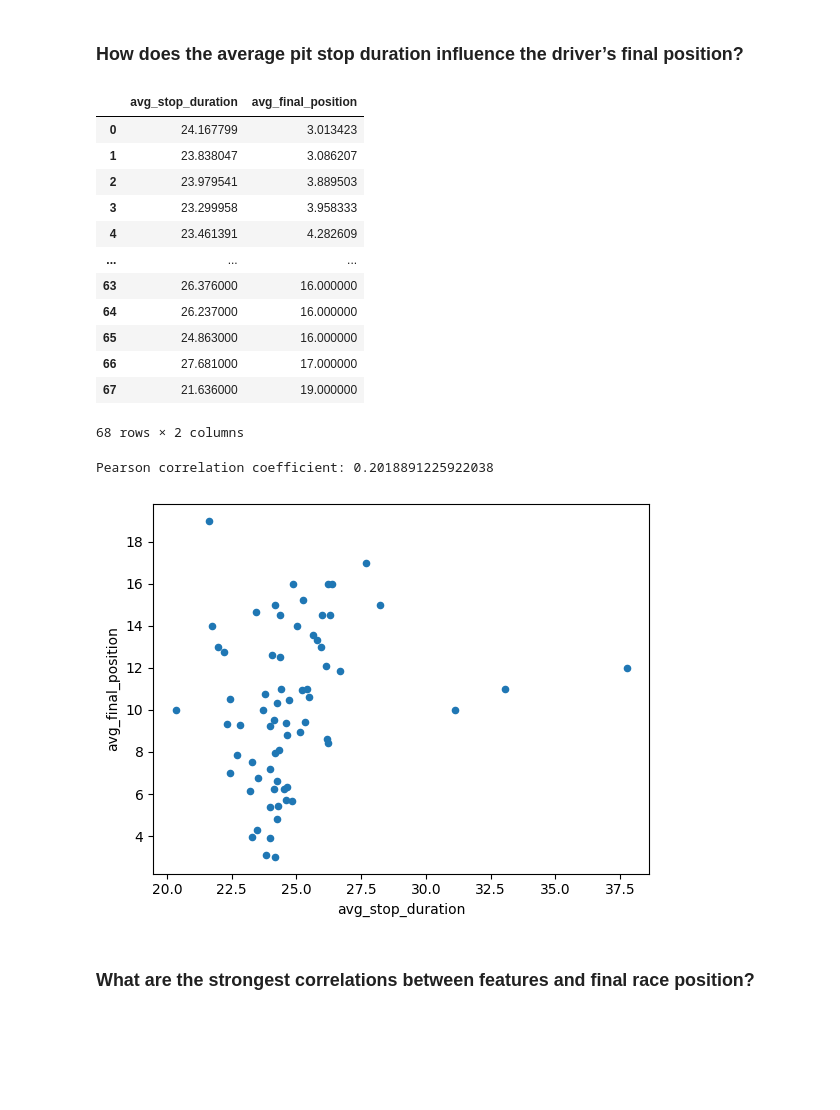
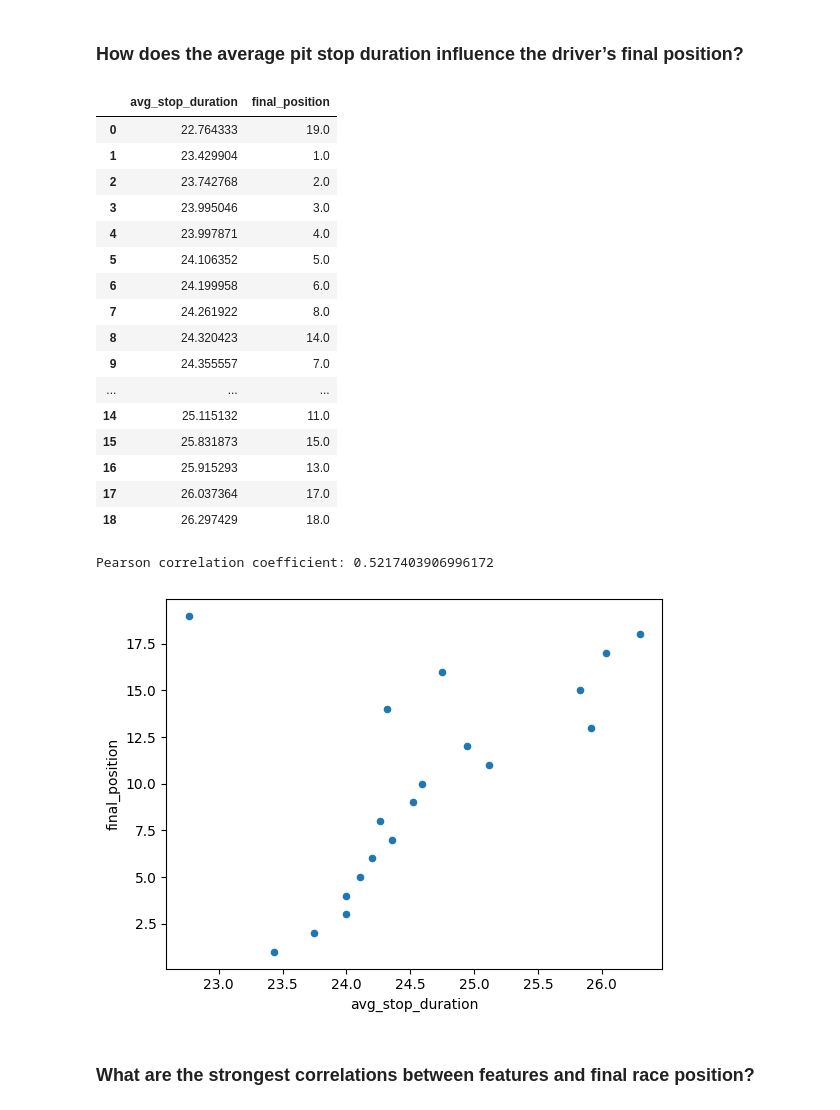
Before and after one commit to jennydang61/Driver-Performance-Prediction, a Jupyter notebook: formula1.ipynb, the cells around one changed output. Cells and saved outputs as stored; diff of their text form; code cells hidden in the pictures; blank space fills up the shorter version.

Commit message:
updated average pit stop duration influence

```diff
--- a/formula1.ipynb
+++ b/formula1.ipynb
@@ -635,38 +635,42 @@ Pearson correlation coefficient: 0.34106708187506696
 # %%
 stop_duration_influence = pd.read_sql_query(
     """
     SELECT
         AVG(stop_duration) AS avg_stop_duration,
-        AVG(final_position) as avg_final_position
+        final_position
     FROM
         formula_one
     GROUP BY
-        driverId
+        final_position
     ORDER BY
-        avg_final_position
+        avg_stop_duration
     """, conn)
 display(stop_duration_influence)
-stop_duration_influence.plot(kind='scatter', x='avg_stop_duration', y='avg_final_position')
+stop_duration_influence.plot(kind='scatter', x='avg_stop_duration', y='final_position')
 
 # Calculate correlation
-correlation = stop_duration_influence['avg_stop_duration'].corr(stop_duration_influence['avg_final_position'])
+correlation = stop_duration_influence['avg_stop_duration'].corr(stop_duration_influence['final_position'])
 print("Pearson correlation coefficient:", correlation)
 # %% [output]
-|  | avg_stop_duration | avg_final_position |
-| 0 | 24.167799 | 3.013423 |
-| 1 | 23.838047 | 3.086207 |
-| 2 | 23.979541 | 3.889503 |
-| 3 | 23.299958 | 3.958333 |
-| 4 | 23.461391 | 4.282609 |
+|  | avg_stop_duration | final_position |
+| 0 | 22.764333 | 19.0 |
+| 1 | 23.429904 | 1.0 |
+| 2 | 23.742768 | 2.0 |
+| 3 | 23.995046 | 3.0 |
+| 4 | 23.997871 | 4.0 |
+| 5 | 24.106352 | 5.0 |
+| 6 | 24.199958 | 6.0 |
+| 7 | 24.261922 | 8.0 |
+| 8 | 24.320423 | 14.0 |
+| 9 | 24.355557 | 7.0 |
 | ... | ... | ... |
-| 63 | 26.376000 | 16.000000 |
-| 64 | 26.237000 | 16.000000 |
-| 65 | 24.863000 | 16.000000 |
-| 66 | 27.681000 | 17.000000 |
-| 67 | 21.636000 | 19.000000 |
+| 14 | 25.115132 | 11.0 |
+| 15 | 25.831873 | 15.0 |
+| 16 | 25.915293 | 13.0 |
+| 17 | 26.037364 | 17.0 |
+| 18 | 26.297429 | 18.0 |
-68 rows × 2 columns
+Pearson correlation coefficient: 0.5217403906996172
-Pearson correlation coefficient: 0.2018891225922038
-[figure, old version]
+[figure, new version]
 # %% [markdown]
 ### What are the strongest correlations between features and final race position?
 # %% [markdown]
```
Also changed, not shown: parts of 2 cells of this notebook, 1 other file.
